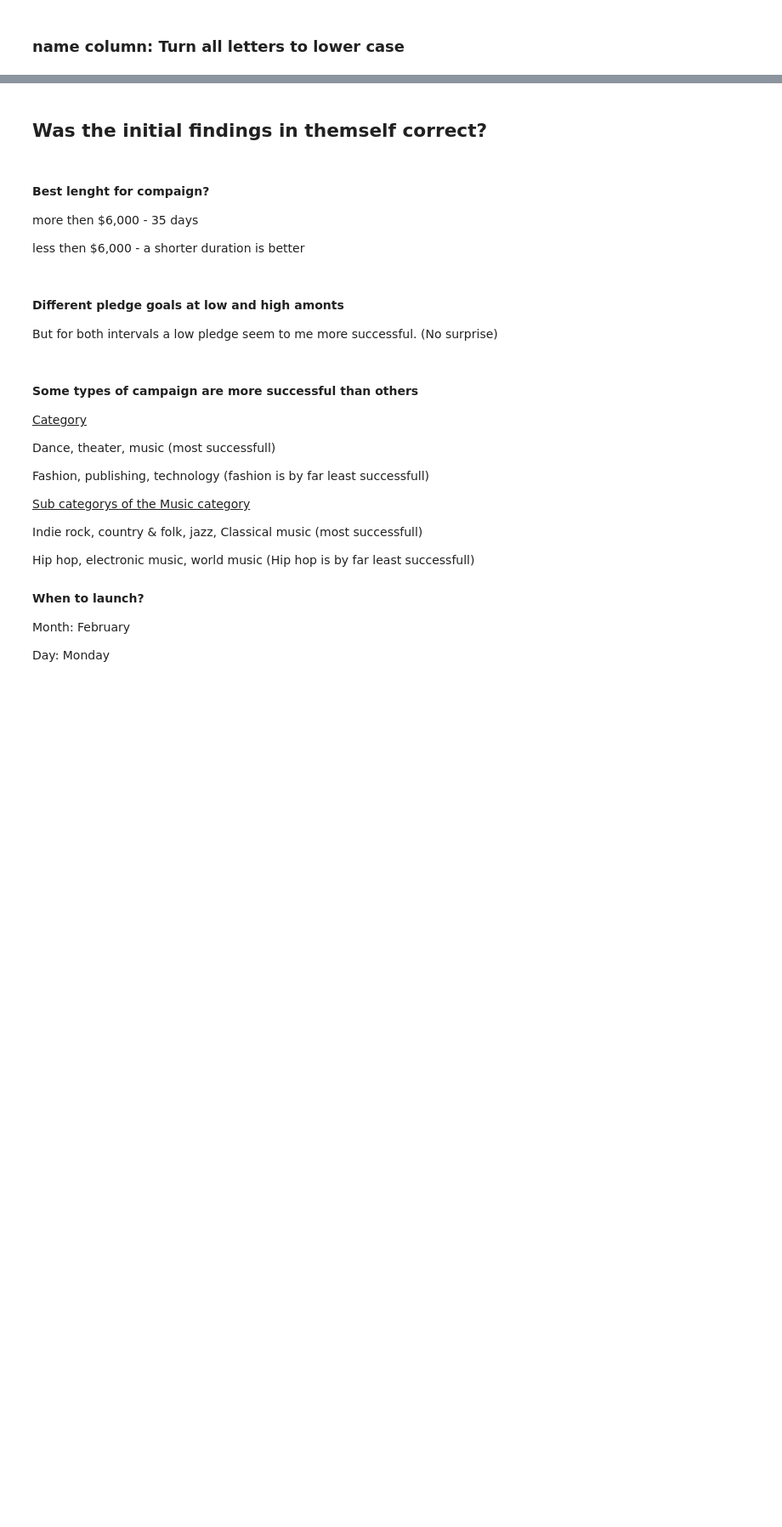
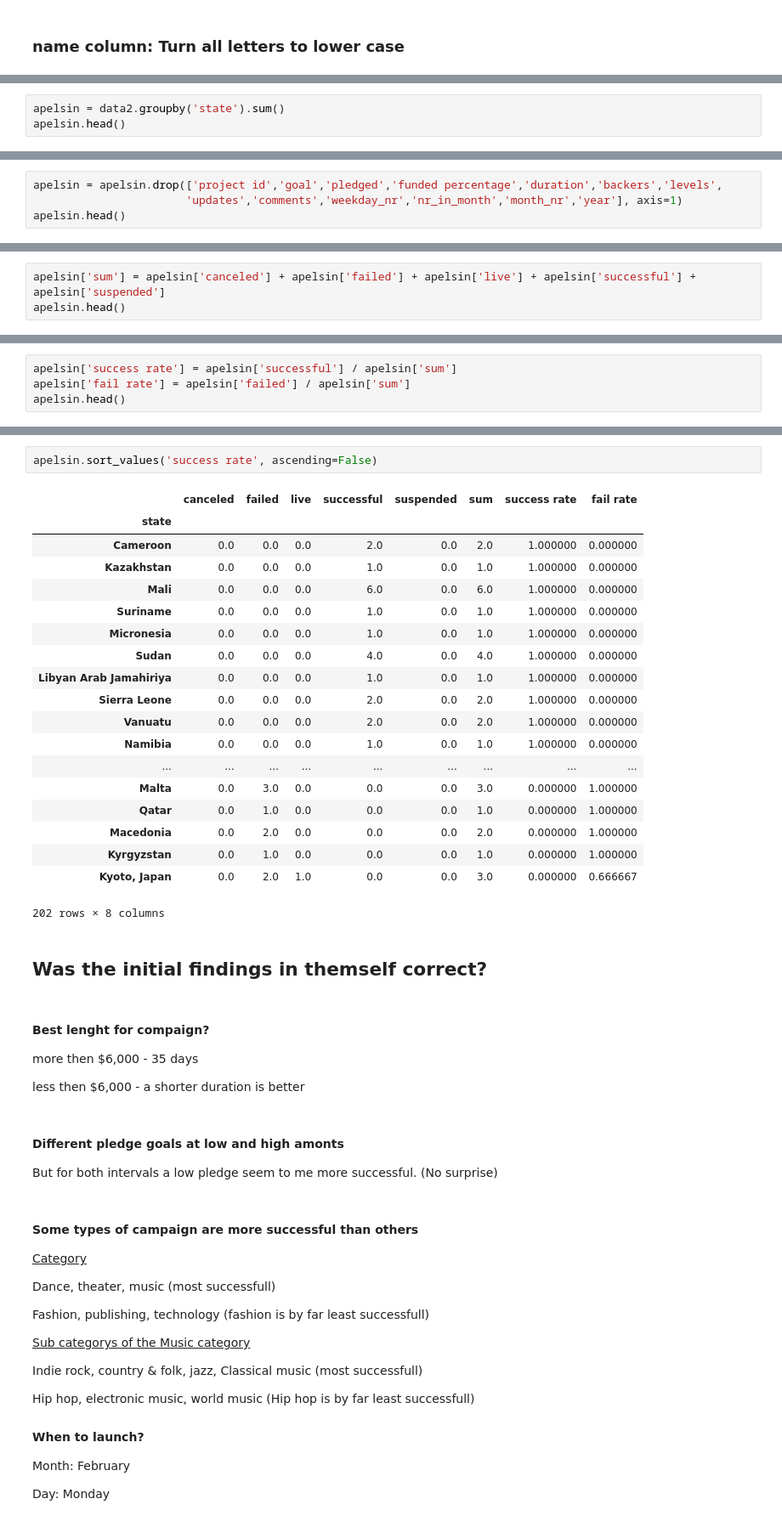
Before and after one commit to yhpf/kickstarter, a Jupyter notebook: kickstarter.ipynb, the cells around one changed output, grey strips where cells are left out. Shown: that part at 85% size. Saved outputs shown, nothing was run; the diff lists cells and outputs as text; blank space fills up the shorter version.

```diff
--- a/kickstarter.ipynb
+++ b/kickstarter.ipynb
@@ -246,0 +307,3 @@ data.head(3)
+# %%
+apelsin = data2.groupby('state').sum()
+apelsin.head()
@@ -246,0 +318,4 @@ data.head(3)
+# %%
+apelsin = apelsin.drop(['project id','goal','pledged','funded percentage','duration','backers','levels',
+                       'updates','comments','weekday_nr','nr_in_month','month_nr','year'], axis=1)
+apelsin.head()
@@ -246,0 +330,3 @@ data.head(3)
+# %%
+apelsin['sum'] = apelsin['canceled'] + apelsin['failed'] + apelsin['live'] + apelsin['successful'] + apelsin['suspended']
+apelsin.head()
@@ -246,0 +341,4 @@ data.head(3)
+# %%
+apelsin['success rate'] = apelsin['successful'] / apelsin['sum']
+apelsin['fail rate'] = apelsin['failed'] / apelsin['sum']
+apelsin.head()
@@ -247,3 +353,25 @@ data.head(3)
+# %%
+apelsin.sort_values('success rate', ascending=False)
+# %% [output]
+|  | canceled | failed | live | successful | suspended | sum | success rate | fail rate |
+| state |  |  |  |  |  |  |  |  |
+| Cameroon | 0.0 | 0.0 | 0.0 | 2.0 | 0.0 | 2.0 | 1.000000 | 0.000000 |
+| Kazakhstan | 0.0 | 0.0 | 0.0 | 1.0 | 0.0 | 1.0 | 1.000000 | 0.000000 |
+| Mali | 0.0 | 0.0 | 0.0 | 6.0 | 0.0 | 6.0 | 1.000000 | 0.000000 |
+| Suriname | 0.0 | 0.0 | 0.0 | 1.0 | 0.0 | 1.0 | 1.000000 | 0.000000 |
+| Micronesia | 0.0 | 0.0 | 0.0 | 1.0 | 0.0 | 1.0 | 1.000000 | 0.000000 |
+| Sudan | 0.0 | 0.0 | 0.0 | 4.0 | 0.0 | 4.0 | 1.000000 | 0.000000 |
+| Libyan Arab Jamahiriya | 0.0 | 0.0 | 0.0 | 1.0 | 0.0 | 1.0 | 1.000000 | 0.000000 |
+| Sierra Leone | 0.0 | 0.0 | 0.0 | 2.0 | 0.0 | 2.0 | 1.000000 | 0.000000 |
+| Vanuatu | 0.0 | 0.0 | 0.0 | 2.0 | 0.0 | 2.0 | 1.000000 | 0.000000 |
+| Namibia | 0.0 | 0.0 | 0.0 | 1.0 | 0.0 | 1.0 | 1.000000 | 0.000000 |
+| ... | ... | ... | ... | ... | ... | ... | ... | ... |
+| Malta | 0.0 | 3.0 | 0.0 | 0.0 | 0.0 | 3.0 | 0.000000 | 1.000000 |
+| Qatar | 0.0 | 1.0 | 0.0 | 0.0 | 0.0 | 1.0 | 0.000000 | 1.000000 |
+| Macedonia | 0.0 | 2.0 | 0.0 | 0.0 | 0.0 | 2.0 | 0.000000 | 1.000000 |
+| Kyrgyzstan | 0.0 | 1.0 | 0.0 | 0.0 | 0.0 | 1.0 | 0.000000 | 1.000000 |
+| Kyoto, Japan | 0.0 | 2.0 | 1.0 | 0.0 | 0.0 | 3.0 | 0.000000 | 0.666667 |
+202 rows × 8 columns
 # %% [markdown]
 ## Was the initial findings in themself correct?
 # %% [markdown]
```
Also changed, not shown: parts of 28 cells of this notebook.
